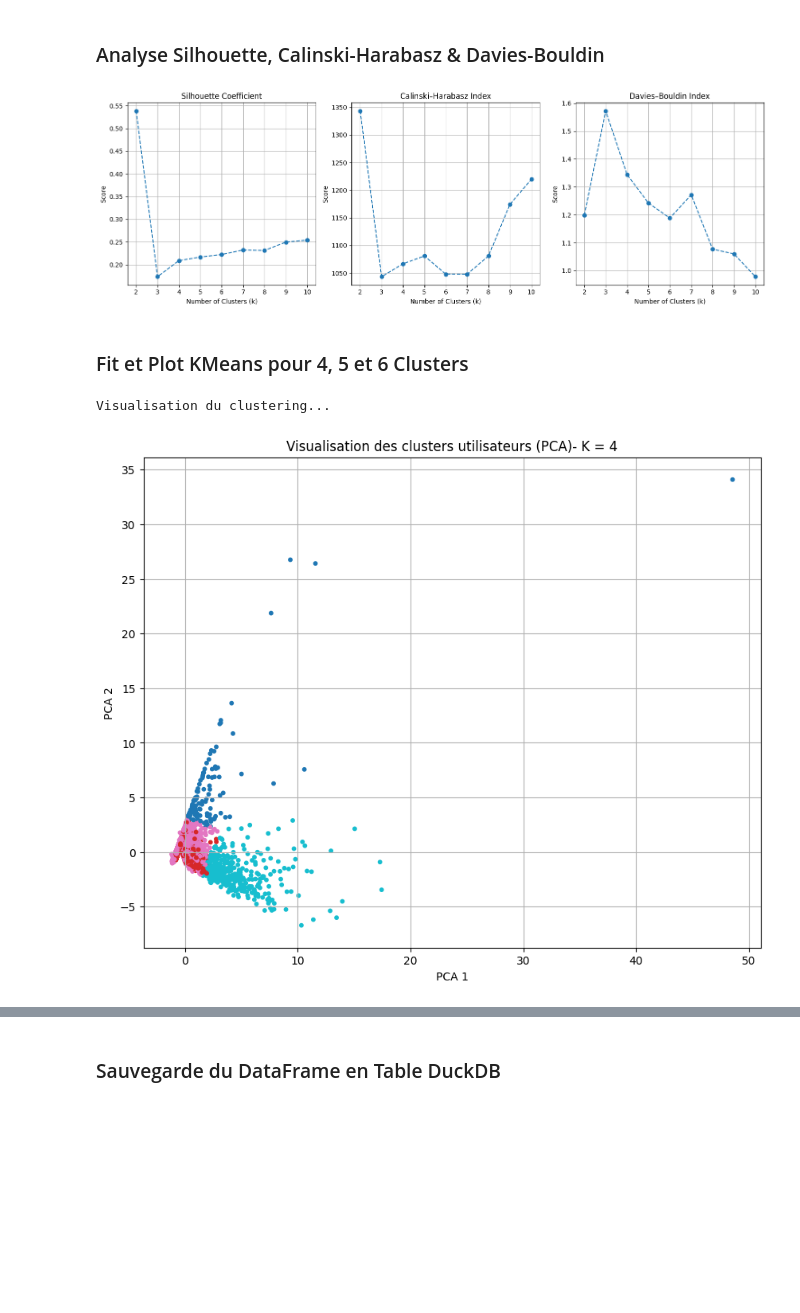
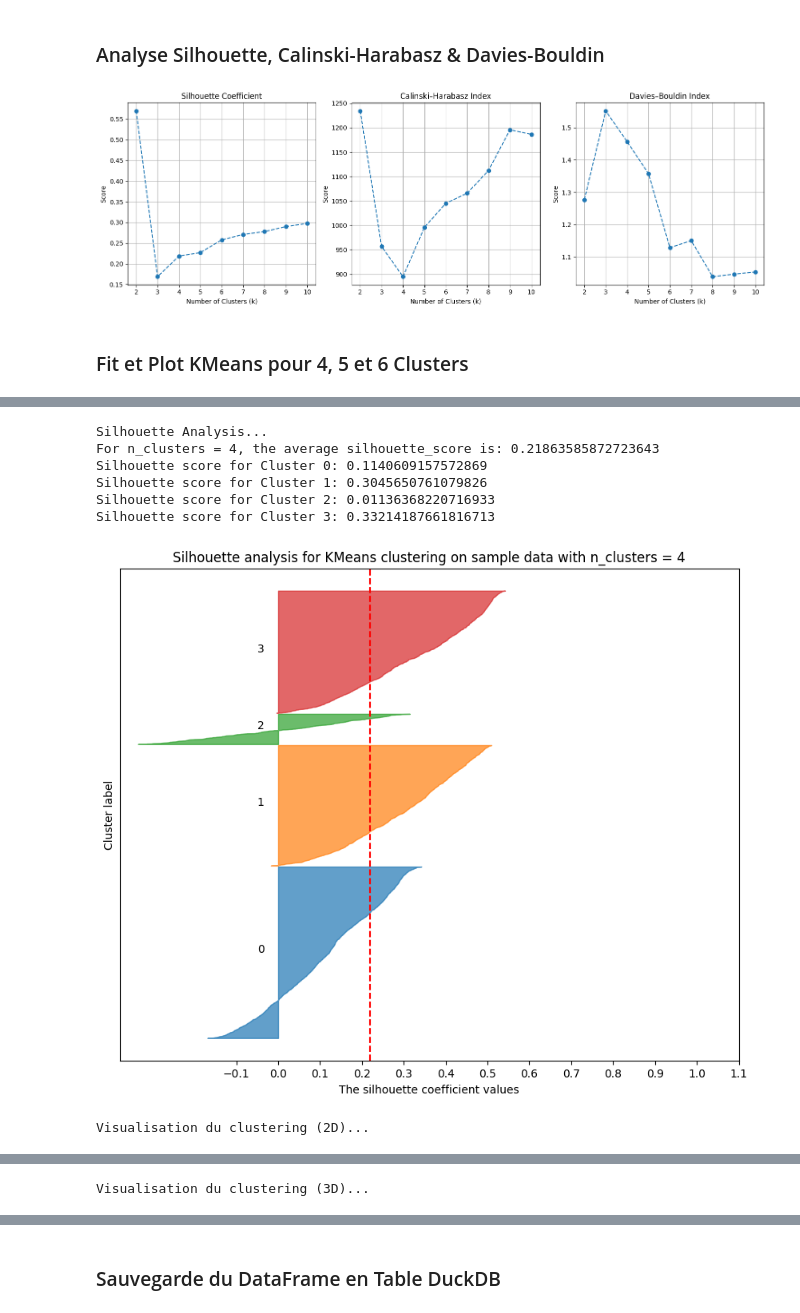
Before and after one commit to s-candido/amazing, a Jupyter notebook: ml_ia/models/clustering/clustering_kmeans.ipynb, the cells around one changed output, grey strips where cells are left out. Saved outputs shown, nothing was run; the diff lists cells and outputs as text; code cells hidden in the pictures; blank space fills up the shorter version.

```diff
--- a/ml_ia/models/clustering/clustering_kmeans.ipynb
+++ b/ml_ia/models/clustering/clustering_kmeans.ipynb
@@ -171,13 +239,13 @@ davies_bouldin_scores = []
 
 # Evaluate clustering for each k
 for k in ks:
-    km = KMeans(n_clusters=k, random_state=42).fit(X_scaled)
+    km = KMeans(n_clusters=k, random_state=42).fit(X_final)
     labels = km.labels_
 
     # Compute the metrics
-    silhouette_scores.append(silhouette_score(X_scaled, labels))
-    calinski_harabasz_scores.append(calinski_harabasz_score(X_scaled, labels))
-    davies_bouldin_scores.append(davies_bouldin_score(X_scaled, labels))
+    silhouette_scores.append(silhouette_score(X_final, labels))
+    calinski_harabasz_scores.append(calinski_harabasz_score(X_final, labels))
+    davies_bouldin_scores.append(davies_bouldin_score(X_final, labels))
 
 # Plot the metrics
 plt.figure(figsize=(15, 5))
@@ -209,6 +277,6 @@ plt.grid(True)
 plt.tight_layout()
 plt.show()
 # %% [output]
-[figure, old version]
+[figure, new version]
 # %% [markdown]
 ### Fit et Plot KMeans pour 4, 5 et 6 Clusters
@@ -236,7 +282,0 @@ def kmeans_fit_and_plot(k, X_scaled, df):
-# %%
-N_CLUSTERS = 4
-
-df_kmeans = kmeans_fit_and_plot(N_CLUSTERS, X_scaled, user_events_df)
-# %% [output]
-Visualisation du clustering...
-[figure, removed]
@@ -243,3 +453,5 @@ Visualisation du clustering...
 # %%
-df_kmeans.describe()
+N_CLUSTERS = 4
+
+df_kmeans = kmeans_fit_and_plot_per_cluster(N_CLUSTERS, X_final, user_events_df)
 # %% [output]
@@ -254,0 +458,8 @@ df_kmeans.describe()
+Silhouette Analysis...
+For n_clusters = 4, the average silhouette_score is: 0.21863585872723643
+Silhouette score for Cluster 0: 0.1140609157572869
+Silhouette score for Cluster 1: 0.3045650761079826
+Silhouette score for Cluster 2: 0.01136368220716933
+Silhouette score for Cluster 3: 0.33214187661816713
+[figure, added]
+Visualisation du clustering (2D)...
@@ -254,0 +467 @@ df_kmeans.describe()
+Visualisation du clustering (3D)...
```
Also changed, not shown: parts of 27 cells of this notebook, 7 other files.
